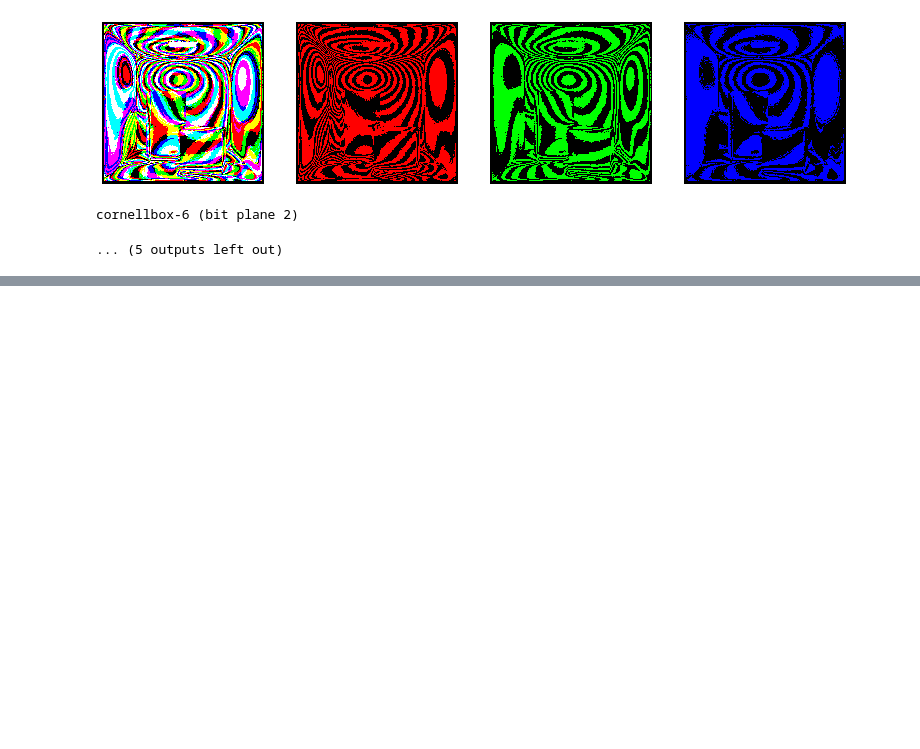
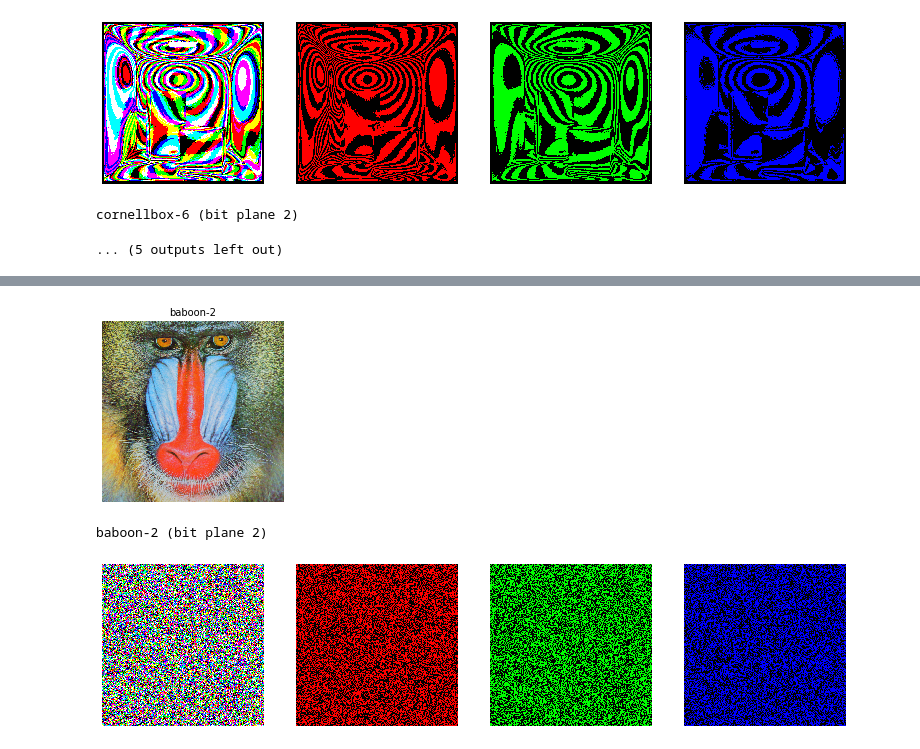
Before and after one commit to laurelkeys/image-processing, a Jupyter notebook: assignment-4/bit_planes.ipynb, the cells around one changed output, grey strips where cells are left out. Saved outputs shown, nothing was run; the diff lists cells and outputs as text; code cells hidden in the pictures; blank space fills up the shorter version.

```diff
--- a/assignment-4/bit_planes.ipynb
+++ b/assignment-4/bit_planes.ipynb
@@ -137,0 +168,8 @@ cornellbox-6 (bit plane 2)
+# %%
+idx = 2
+show(*examples[idx])
+show_bit_planes(*examples[idx], bit_planes=[2], grayscale=False)
+# %% [output]
+[figure, added]
+baboon-2 (bit plane 2)
+[figure, added]
```
Also changed, not shown: parts of 7 cells of this notebook, 19 other files.
